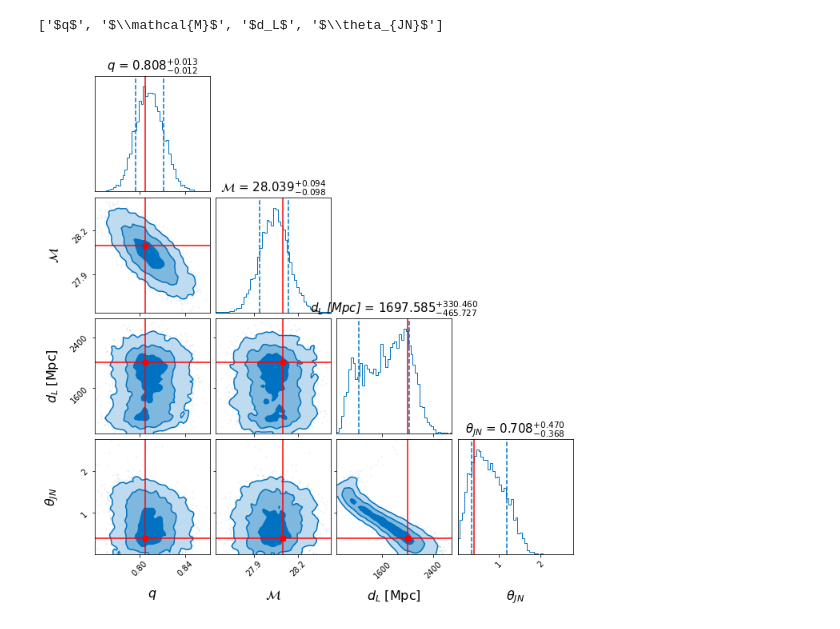
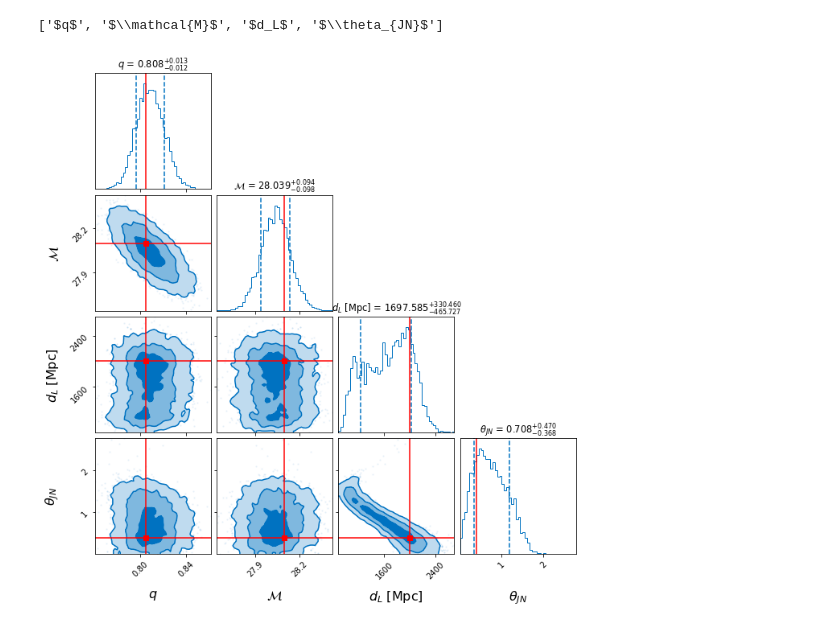
Before and after one commit to adhknaresh/gw_pe, a Jupyter notebook: fast_tutorial.ipynb, the cells around one changed output. Cells and saved outputs as stored; diff of their text form; code cells hidden in the pictures.

Commit message:
Minor changes to the corner plot labels

```diff
--- a/fast_tutorial.ipynb
+++ b/fast_tutorial.ipynb
@@ -227,6 +209,6 @@ true_value = {"mass_ratio" : 0.805, "chirp_mass" : 28.095, "luminosity_distance"
 # %%
 output_pe.plot_corner(true_value, show_titles=True,
     title_fmt=".3f",
-    title_kwargs=dict(fontstyle = 'oblique',fontsize=15), truth_color = 'r')
+    title_kwargs=dict(fontstyle = 'normal',fontsize=11.5), truth_color = 'r')
 # %% [output]
-[figure, old version]
+[figure, new version]
```
Also changed, not shown: parts of 2 cells of this notebook.
